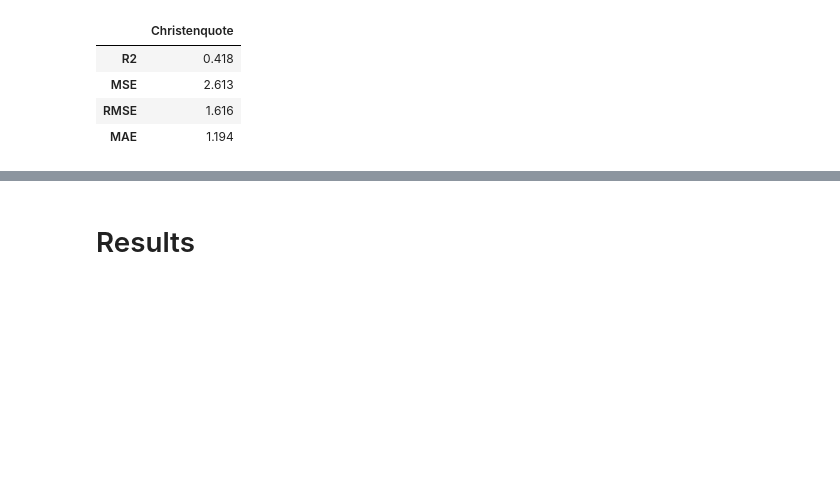
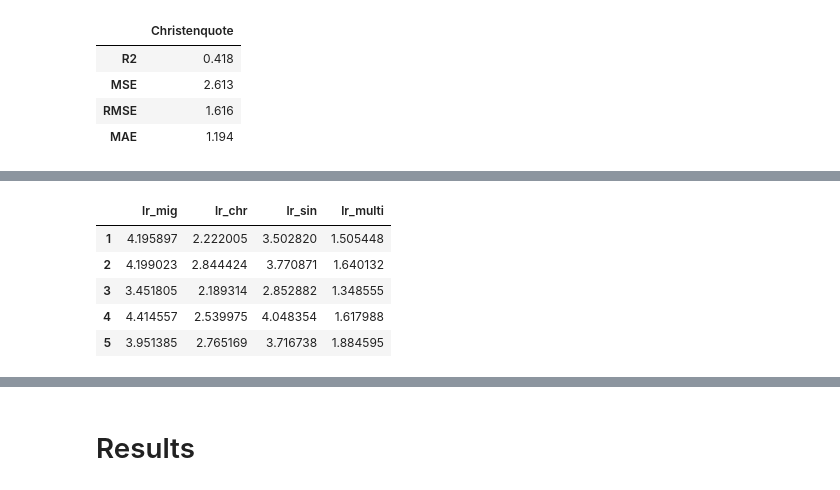
Before and after one commit to NicoHdM/ProjectHdM, a Jupyter notebook: reports/report.ipynb, the cells around one changed output, grey strips where cells are left out. Cells and saved outputs as stored; diff of their text form; code cells hidden in the pictures; blank space fills up the shorter version.

```diff
--- a/reports/report.ipynb
+++ b/reports/report.ipynb
@@ -268,7 +269,7 @@ predictor = df_analyse.iloc[:,3:9].columns.values.tolist()
 y_label = 'Arbeitslosenquote'
 
 # select features
-features = predictor
+features = df_analyse.iloc[:,3:9].columns
 
 # create feature data
 X = df_analyse_gemeinde[features]
@@ -529,0 +543,15 @@ results
+# %%
+#| echo: true
+#| code-fold: true
+#| column: margin
+# cross-validation with 5 folds total
+scores_multi = cross_val_score(reg_multi, X_train, y_train, cv=5, scoring='neg_mean_squared_error') *-1
+df_scores = df_scores.assign(lr_multi = scores_multi)
+df_scores.style.background_gradient(cmap = 'Blues', axis='index')
+# %% [output]
+|  | lr_mig | lr_chr | lr_sin | lr_multi |
+| 1 | 4.195897 | 2.222005 | 3.502820 | 1.505448 |
+| 2 | 4.199023 | 2.844424 | 3.770871 | 1.640132 |
+| 3 | 3.451805 | 2.189314 | 2.852882 | 1.348555 |
+| 4 | 4.414557 | 2.539975 | 4.048354 | 1.617988 |
+| 5 | 3.951385 | 2.765169 | 3.716738 | 1.884595 |
```
Also changed, not shown: parts of 21 cells of this notebook, 1 other file.
